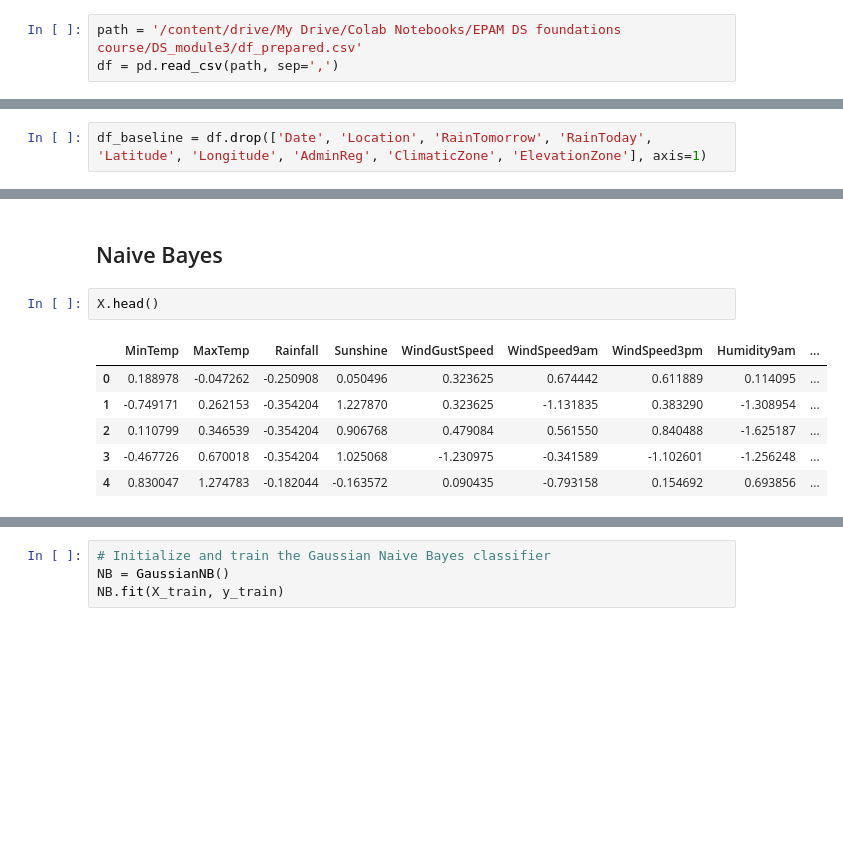
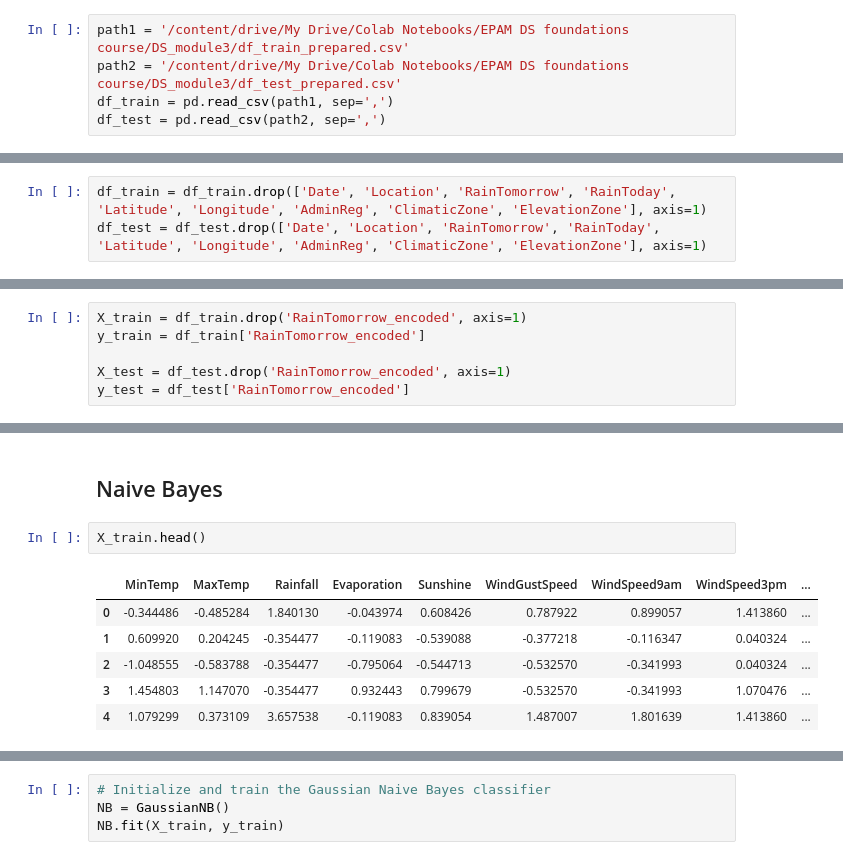
Before and after one commit to karzuan/classification_weather_australia, a Jupyter notebook: 3. modeling.ipynb, the cells around one changed output, grey strips where cells are left out. Cells and saved outputs as stored; diff of their text form; blank space fills up the shorter version.

```diff
--- a/3. modeling.ipynb
+++ b/3. modeling.ipynb
@@ -66,8 +66,10 @@ drive.mount('/content/drive')
 # %% [output]
 Mounted at /content/drive
 # %%
-path = '/content/drive/My Drive/Colab Notebooks/EPAM DS foundations course/DS_module3/df_prepared.csv'
-df = pd.read_csv(path, sep=',')
+path1 = '/content/drive/My Drive/Colab Notebooks/EPAM DS foundations course/DS_module3/df_train_prepared.csv'
+path2 = '/content/drive/My Drive/Colab Notebooks/EPAM DS foundations course/DS_module3/df_test_prepared.csv'
+df_train = pd.read_csv(path1, sep=',')
+df_test = pd.read_csv(path2, sep=',')
 # %%
 pd.set_option("display.max_rows", None)
 pd.set_option("display.max_columns", None)
@@ -109,4 +123,5 @@ df['WindDir9am'] = df['WindDir9am'].map(wind_mapping)
 # %% [markdown]
 ## Baseline model scope
 # %%
-df_baseline = df.drop(['Date', 'Location', 'RainTomorrow', 'RainToday', 'Latitude', 'Longitude', 'AdminReg', 'ClimaticZone', 'ElevationZone'], axis=1)
+df_train = df_train.drop(['Date', 'Location', 'RainTomorrow', 'RainToday', 'Latitude', 'Longitude', 'AdminReg', 'ClimaticZone', 'ElevationZone'], axis=1)
+df_test = df_test.drop(['Date', 'Location', 'RainTomorrow', 'RainToday', 'Latitude', 'Longitude', 'AdminReg', 'ClimaticZone', 'ElevationZone'], axis=1)
@@ -176,0 +130,6 @@ X_train, X_test, y_train, y_test = train_test_split(X, y, test_size=0.2, random_
+# %%
+X_train = df_train.drop('RainTomorrow_encoded', axis=1)
+y_train = df_train['RainTomorrow_encoded']
+
+X_test = df_test.drop('RainTomorrow_encoded', axis=1)
+y_test = df_test['RainTomorrow_encoded']
@@ -179,11 +197,11 @@ X_train, X_test, y_train, y_test = train_test_split(X, y, test_size=0.2, random_
 # %% [markdown]
 ## Naive Bayes
 # %%
-X.head()
+X_train.head()
 # %% [output]
-|  | MinTemp | MaxTemp | Rainfall | Sunshine | WindGustSpeed | WindSpeed9am | WindSpeed3pm | Humidity9am | ... |
-| 0 | 0.188978 | -0.047262 | -0.250908 | 0.050496 | 0.323625 | 0.674442 | 0.611889 | 0.114095 | ... |
-| 1 | -0.749171 | 0.262153 | -0.354204 | 1.227870 | 0.323625 | -1.131835 | 0.383290 | -1.308954 | ... |
-| 2 | 0.110799 | 0.346539 | -0.354204 | 0.906768 | 0.479084 | 0.561550 | 0.840488 | -1.625187 | ... |
-| 3 | -0.467726 | 0.670018 | -0.354204 | 1.025068 | -1.230975 | -0.341589 | -1.102601 | -1.256248 | ... |
-| 4 | 0.830047 | 1.274783 | -0.182044 | -0.163572 | 0.090435 | -0.793158 | 0.154692 | 0.693856 | ... |
+|  | MinTemp | MaxTemp | Rainfall | Evaporation | Sunshine | WindGustSpeed | WindSpeed9am | WindSpeed3pm | ... |
+| 0 | -0.344486 | -0.485284 | 1.840130 | -0.043974 | 0.608426 | 0.787922 | 0.899057 | 1.413860 | ... |
+| 1 | 0.609920 | 0.204245 | -0.354477 | -0.119083 | -0.539088 | -0.377218 | -0.116347 | 0.040324 | ... |
+| 2 | -1.048555 | -0.583788 | -0.354477 | -0.795064 | -0.544713 | -0.532570 | -0.341993 | 0.040324 | ... |
+| 3 | 1.454803 | 1.147070 | -0.354477 | 0.932443 | 0.799679 | -0.532570 | -0.341993 | 1.070476 | ... |
+| 4 | 1.079299 | 0.373109 | 3.657538 | -0.119083 | 0.839054 | 1.487007 | 1.801639 | 1.413860 | ... |
```
Also changed, not shown: parts of 78 cells of this notebook, 2 other files.
